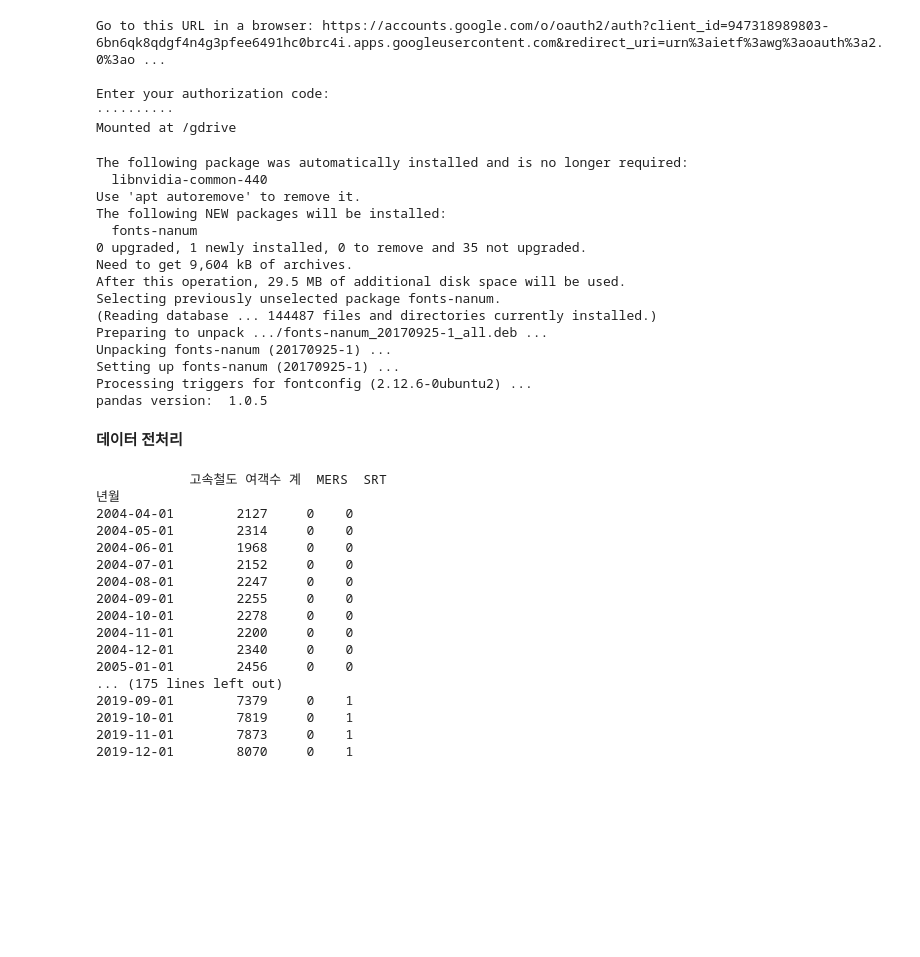
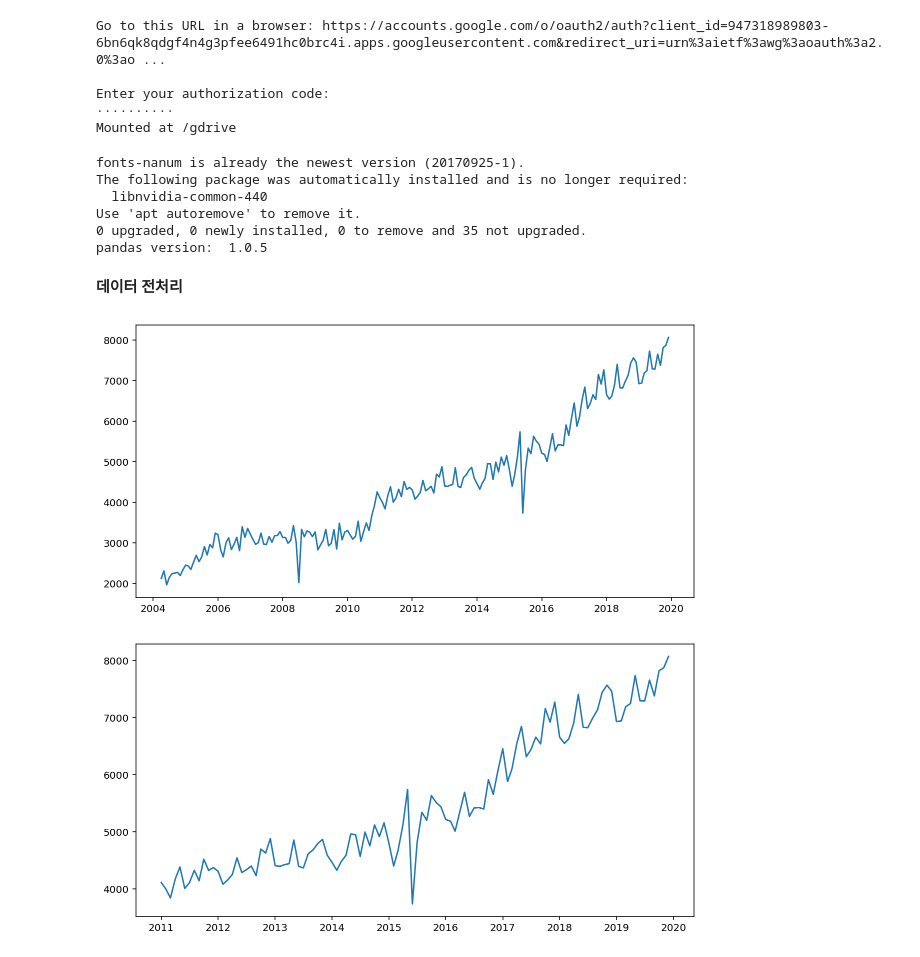
Before and after one commit to skaurl/ktx-srt, a Jupyter notebook: Untitled0.ipynb, the cells around one changed output. Drawn from its saved outputs; the diff is of its cells as text; code cells hidden in the pictures; blank space fills up the shorter version.

```diff
--- a/Untitled0.ipynb
+++ b/Untitled0.ipynb
@@ -25,7 +25,7 @@ font = fm.FontProperties(fname=fontpath, size=9)
 plt.rc('font', family='NanumBarunGothic')
 mpl.font_manager._rebuild()
 
-plt.rcParams["figure.figsize"] = (10,10)
+plt.rcParams["figure.figsize"] = (10,5)
 
 import pandas as pd
 
@@ -33,48 +33,39 @@ print("pandas version: ", pd.__version__)
 pd.set_option('display.max_row', 500)
 pd.set_option('display.max_columns', 100)
 # %% [output]
+fonts-nanum is already the newest version (20170925-1).
 The following package was automatically installed and is no longer required:
   libnvidia-common-440
 Use 'apt autoremove' to remove it.
-The following NEW packages will be installed:
-  fonts-nanum
-0 upgraded, 1 newly installed, 0 to remove and 35 not upgraded.
-Need to get 9,604 kB of archives.
-After this operation, 29.5 MB of additional disk space will be used.
-Selecting previously unselected package fonts-nanum.
-(Reading database ... 144487 files and directories currently installed.)
-Preparing to unpack .../fonts-nanum_20170925-1_all.deb ...
-Unpacking fonts-nanum (20170925-1) ...
-Setting up fonts-nanum (20170925-1) ...
-Processing triggers for fontconfig (2.12.6-0ubuntu2) ...
+0 upgraded, 0 newly installed, 0 to remove and 35 not upgraded.
 pandas version:  1.0.5
 # %% [markdown]
 **데이터 전처리**
 # %%
 import pandas as pd
 import numpy as np
 
 df = pd.read_csv("/gdrive/My Drive/한양대학교/자연과학대학 학술활동 프로그램(통계)/github/dataset.csv")
 df['년월'] = pd.to_datetime(df['년월'])
 df.index = df.년월
 del df['년월']
 
-print(df)
+plt.plot(df.iloc[:,0])
+plt.show()
 # %% [output]
-            고속철도 여객수 계  MERS  SRT
-년월
-2004-04-01        2127     0    0
-2004-05-01        2314     0    0
-2004-06-01        1968     0    0
-2004-07-01        2152     0    0
-2004-08-01        2247     0    0
-2004-09-01        2255     0    0
-2004-10-01        2278     0    0
-2004-11-01        2200     0    0
-2004-12-01        2340     0    0
-2005-01-01        2456     0    0
-... (175 lines left out)
-2019-09-01        7379     0    1
-2019-10-01        7819     0    1
-2019-11-01        7873     0    1
-2019-12-01        8070     0    1
+[figure, added]
+# %%
+import pandas as pd
+import numpy as np
+
+df = pd.read_csv("/gdrive/My Drive/한양대학교/자연과학대학 학술활동 프로그램(통계)/github/dataset.csv")
+df['년월'] = pd.to_datetime(df['년월'])
+df.index = df.년월
+del df['년월']
+
+df = df.iloc[81:,:]
+
+plt.plot(df.iloc[:,0])
+plt.show()
+# %% [output]
+[figure, added]
```
Also changed, not shown: parts of 2 cells of this notebook.
